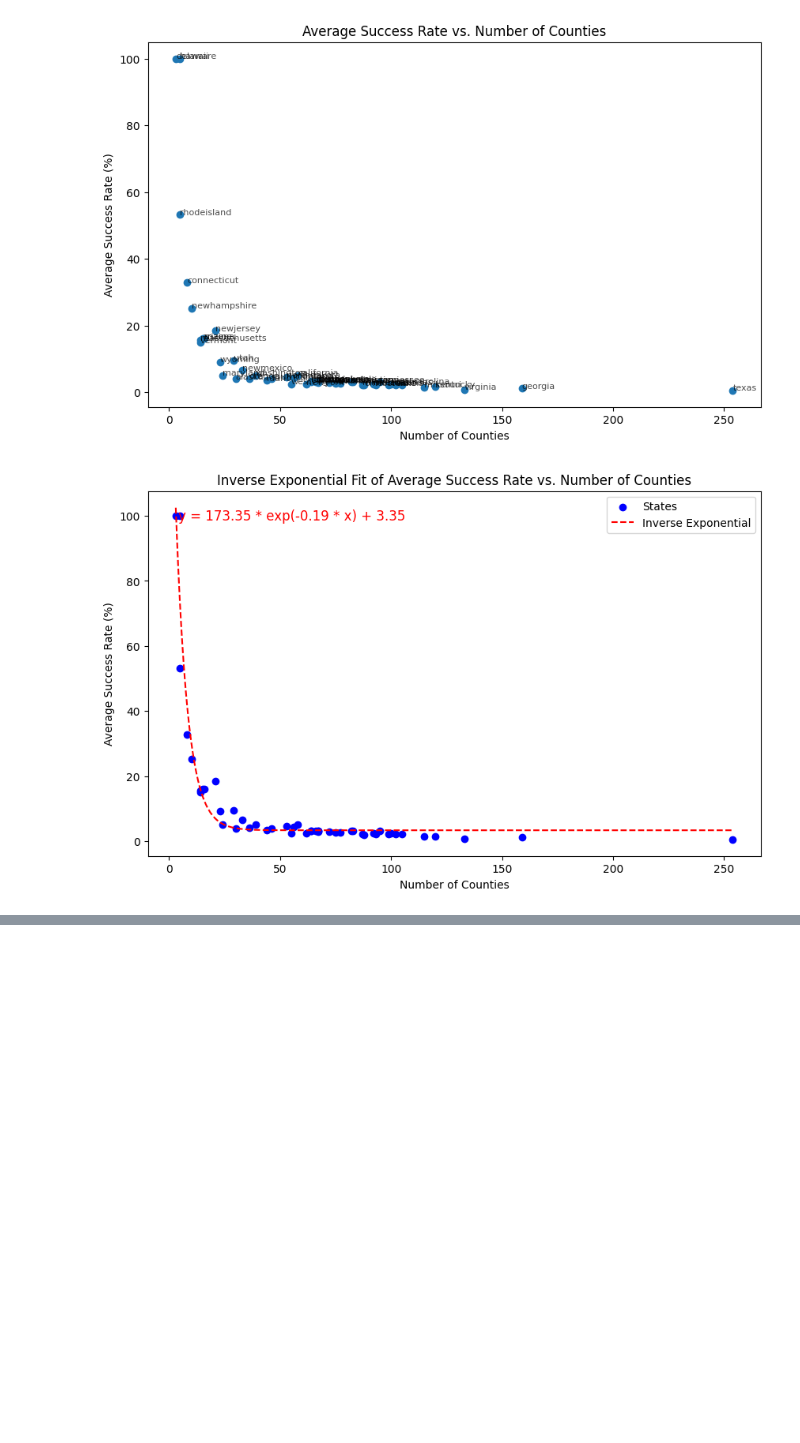
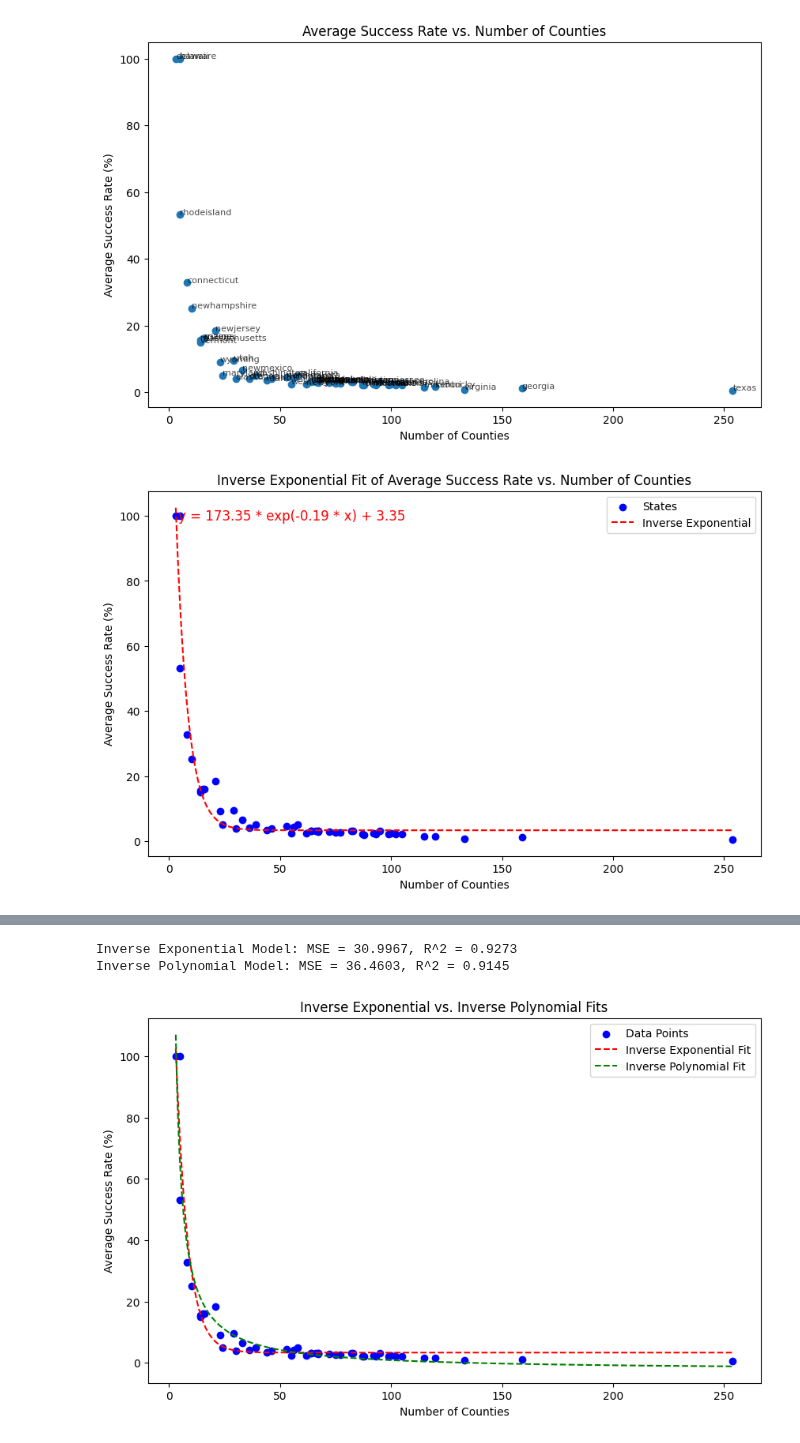
Before and after one commit to brookecarofeinberg/SamplingBalancedForests, a Jupyter notebook: cnty_plotting.ipynb, the cells around one changed output, grey strips where cells are left out. Drawn from its saved outputs; the diff is of its cells as text; code cells hidden in the pictures; blank space fills up the shorter version.

Commit message:
poly

```diff
--- a/cnty_plotting.ipynb
+++ b/cnty_plotting.ipynb
@@ -393,0 +421,42 @@ plt.show()
+# %%
+#inverse polynomial vs. inverse exponential
+def inverse_exponential(x, a, b, c):
+    return a * np.exp(-b * x) + c
+def inverse_polynomial(x, a, b, c):
+    return a / (x + b) + c
+
+#fit the models
+params_exp, _ = curve_fit(inverse_exponential, counties, avg_success_rates, maxfev=10000)
+a_exp, b_exp, c_exp = params_exp
+
+params_poly, _ = curve_fit(inverse_polynomial, counties, avg_success_rates, maxfev=10000)
+a_poly, b_poly, c_poly = params_poly
+
+pred_exp = inverse_exponential(np.array(counties), a_exp, b_exp, c_exp)
+pred_poly = inverse_polynomial(np.array(counties), a_poly, b_poly, c_poly)
+
+mse_exp = mean_squared_error(avg_success_rates, pred_exp)
+mse_poly = mean_squared_error(avg_success_rates, pred_poly)
+r2_exp = r2_score(avg_success_rates, pred_exp)
+r2_poly = r2_score(avg_success_rates, pred_poly)
+
+
+print(f"Inverse Exponential Model: MSE = {mse_exp:.4f}, R^2 = {r2_exp:.4f}")
+print(f"Inverse Polynomial Model: MSE = {mse_poly:.4f}, R^2 = {r2_poly:.4f}")
+
+plt.figure(figsize=(10, 6))
+plt.scatter(counties, avg_success_rates, color='blue', label="Data Points")
+
+x_vals = np.linspace(min(counties), max(counties), 500)
+plt.plot(x_vals, inverse_exponential(x_vals, *params_exp), "r--", label="Inverse Exponential Fit")
+plt.plot(x_vals, inverse_polynomial(x_vals, *params_poly), "g--", label="Inverse Polynomial Fit")
+
+plt.xlabel("Number of Counties")
+plt.ylabel("Average Success Rate (%)")
+plt.title("Inverse Exponential vs. Inverse Polynomial Fits")
+plt.legend()
+plt.show()
+# %% [output]
+Inverse Exponential Model: MSE = 30.9967, R^2 = 0.9273
+Inverse Polynomial Model: MSE = 36.4603, R^2 = 0.9145
+[figure, added]
```
Also changed, not shown: parts of 5 cells of this notebook.
